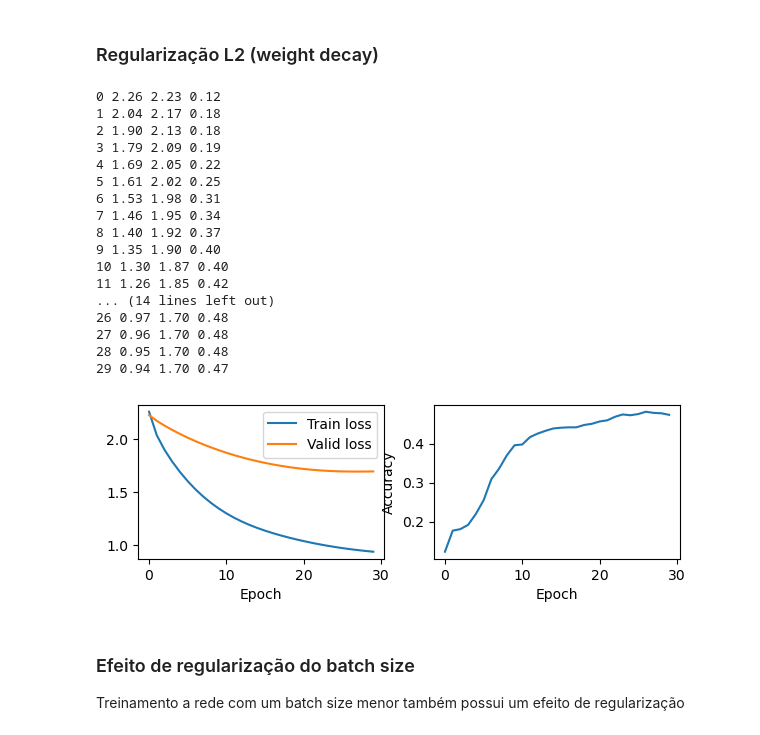
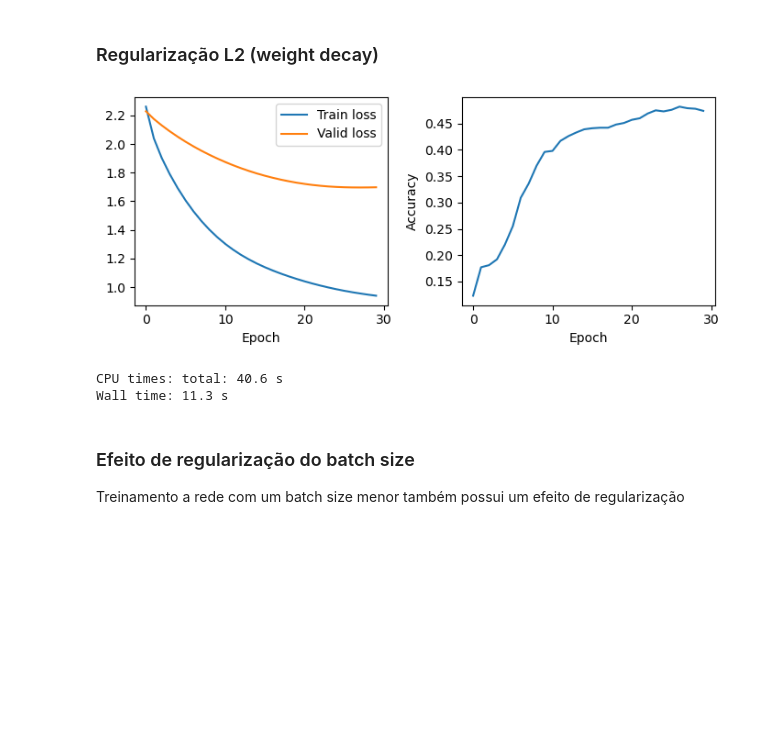
Before and after one commit to chcomin/curso-visao-computacional-2024, a Jupyter notebook: M05_estabilizacao_de_redes_modernas/1 - Regularização.ipynb, the cells around one changed output. Drawn from its saved outputs; the diff is of its cells as text; code cells hidden in the pictures; blank space fills up the shorter version.

```diff
--- a/M05_estabilizacao_de_redes_modernas/1 - Regularização.ipynb
+++ b/M05_estabilizacao_de_redes_modernas/1 - Regularização.ipynb
@@ -54,31 +42,17 @@ train.plot_log(logger)
 # %% [markdown]
 ### Regularização L2 (weight decay)
 # %%
+%%time
 torch.random.manual_seed(0)
 model = Model()
 
 logger = train.train(model, ds_train, ds_valid, bs=10, num_epochs=30, lr=0.1,
-                     weight_decay=0.4, verbose=True)
+                     weight_decay=0.4)
 train.plot_log(logger)
 # %% [output]
+[figure, new version]
-0 2.26 2.23 0.12
-1 2.04 2.17 0.18
-2 1.90 2.13 0.18
-3 1.79 2.09 0.19
-4 1.69 2.05 0.22
-5 1.61 2.02 0.25
-6 1.53 1.98 0.31
-7 1.46 1.95 0.34
-8 1.40 1.92 0.37
-9 1.35 1.90 0.40
-10 1.30 1.87 0.40
-11 1.26 1.85 0.42
-... (14 lines left out)
-26 0.97 1.70 0.48
-27 0.96 1.70 0.48
-28 0.95 1.70 0.48
-29 0.94 1.70 0.47
+CPU times: total: 40.6 s
+Wall time: 11.3 s
-[figure, old version]
 # %% [markdown]
 ### Efeito de regularização do batch size
 
```
Also changed, not shown: parts of 11 cells of this notebook, 26 other files.
